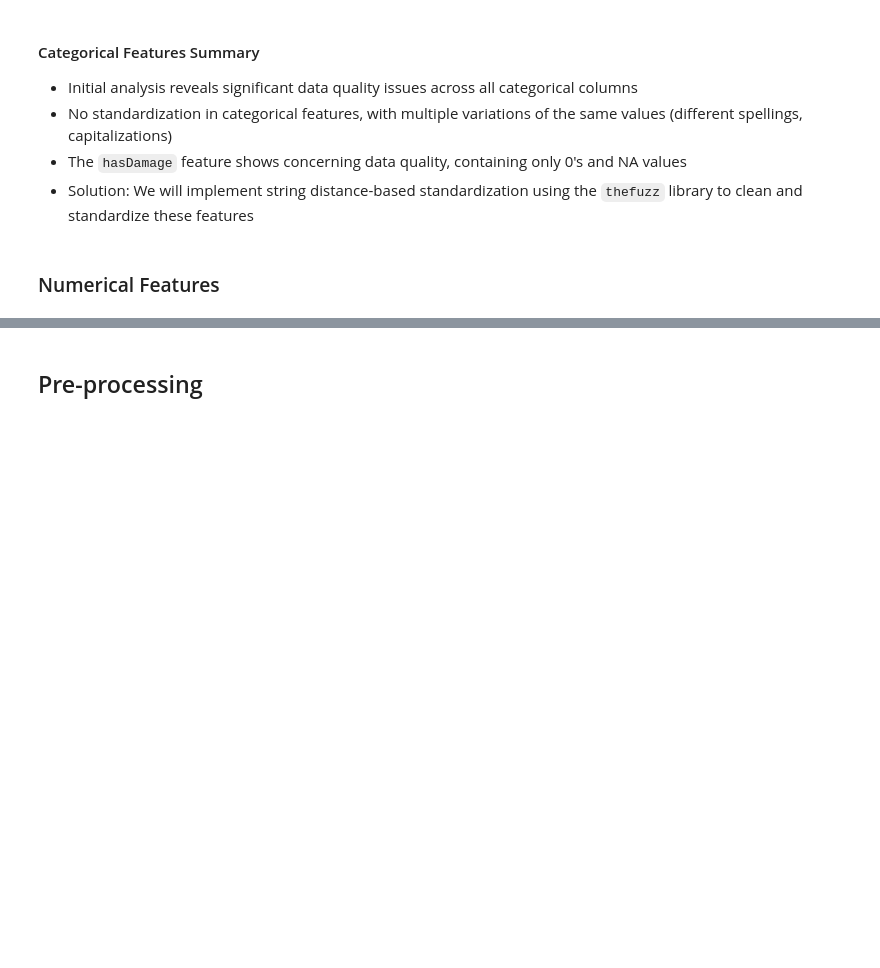
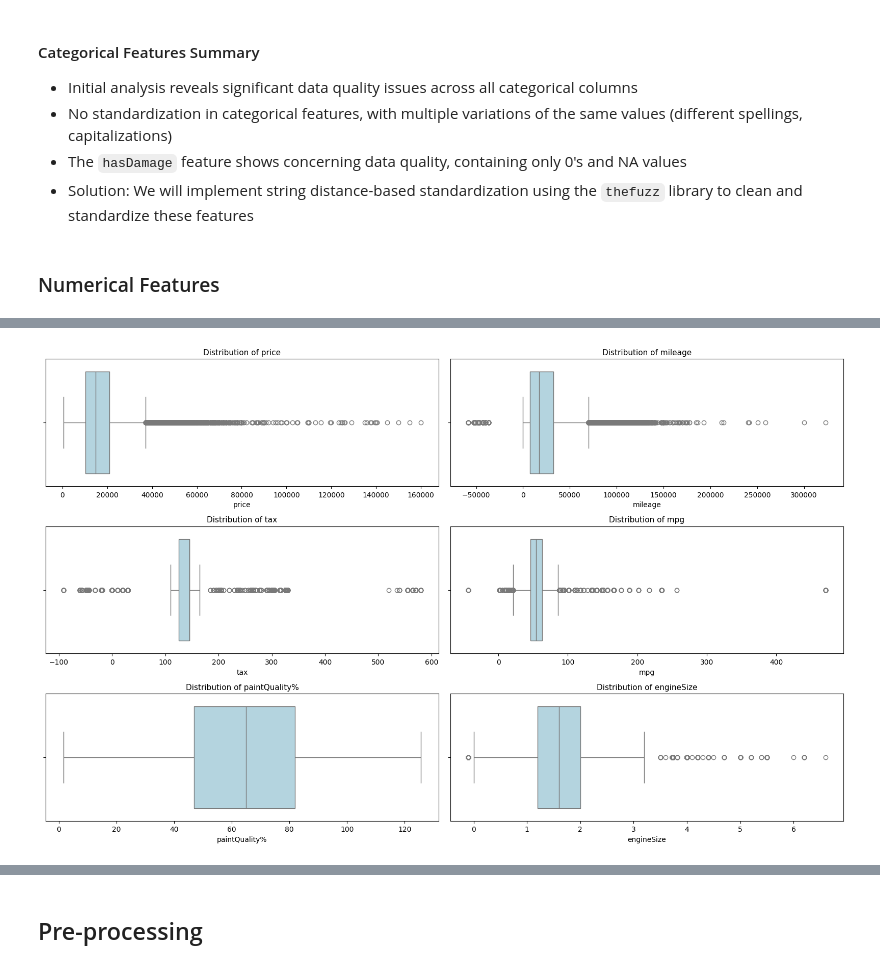
Before and after one commit to lucasdmcax/machine_learning, a Jupyter notebook: Homework_Group20.ipynb, the cells around one changed output, grey strips where cells are left out. Cells and saved outputs as stored; diff of their text form; code cells hidden in the pictures; blank space fills up the shorter version.

```diff
--- a/Homework_Group20.ipynb
+++ b/Homework_Group20.ipynb
@@ -92,0 +154,13 @@ plt.show()
+# %%
+# Boxplots for continuous numerical features and the target variable (price)
+continuous_cols = [col for col, var_type in num_cols.items() if var_type == 'continuous']
+plt.figure(figsize=(16, 10))
+for i, col in enumerate(continuous_cols, 1):
+    plt.subplot(3, 2, i)
+    sns.boxplot(data=df, x=col, color="lightblue")
+    plt.title(f"Distribution of {col}", fontsize=11)
+
+plt.tight_layout()
+plt.show()
+# %% [output]
+[figure, added]
```
Also changed, not shown: parts of 33 cells of this notebook.
